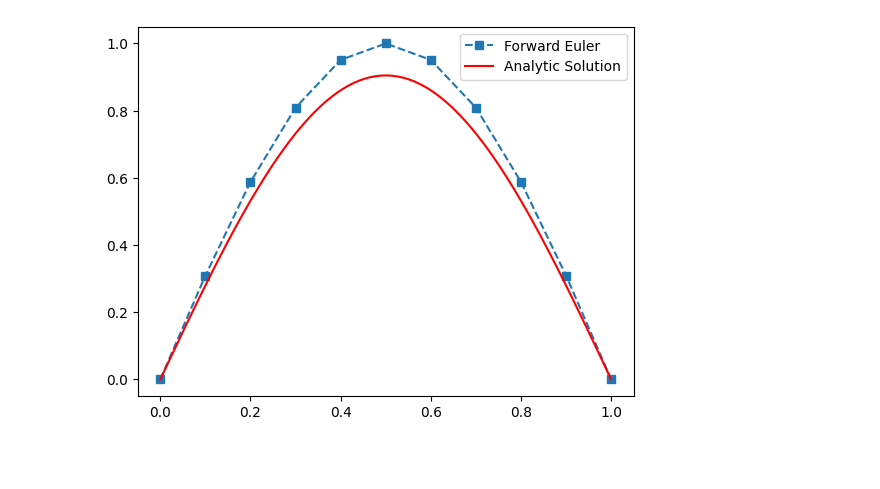
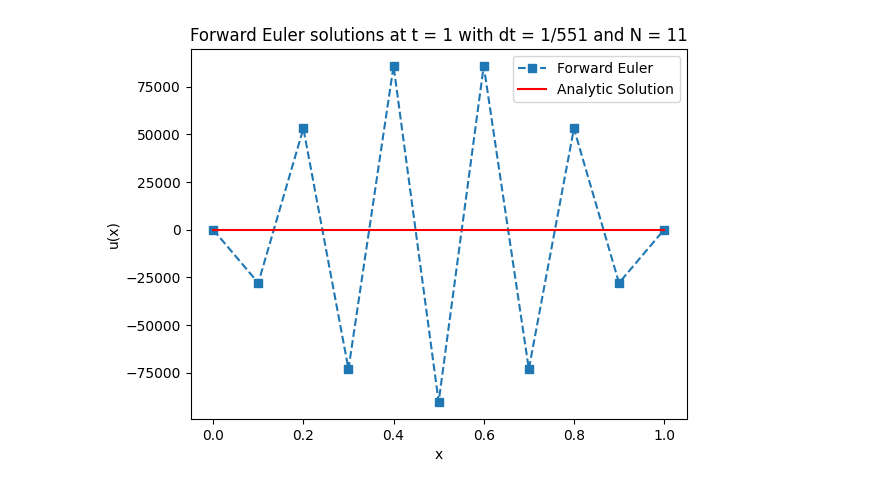
Before and after one commit to williamzhang0306/HeatEquationFEM, a Jupyter notebook: demo.ipynb, the cells around one changed output. Cells and saved outputs as stored; diff of their text form; code cells hidden in the pictures; blank space fills up the shorter version.

```diff
--- a/demo.ipynb
+++ b/demo.ipynb
@@ -6,21 +9,25 @@ import matplotlib.pyplot as plt
 # %%
-mesh = BilinearUniformMesh(n_nodes = 11)
-u0 = np.sin(np.pi * mesh.get_node_locations()) # initial conditions at each node
+N = 11
+mesh = BilinearUniformMesh(N)
+u0 = np.sin( np.pi * mesh.get_node_locations())
 u_left = 0
 u_right = 0
-f = lambda x,t: (np.pi**2 - 1)*np.exp(-t)*np.sin(np.pi * x)
-delta_t = 1/1000
-t_final = 0.1
-method = 'backward_euler'
 
-t, U = solve_heat_equation(mesh, u0, u_left, u_right, f, delta_t, t_final, method)
-u_f = U[0,:] # finial solution is the last row of the solutions matrix U.
+f = lambda x,t: (np.pi**2 - 1) * np.exp(-t) * np.sin(np.pi * x)
+n_steps = 551
+tf = 1
+
+t, U = solve_heat_equation(mesh, u0, u_left, u_right, f, n_steps, tf, 'forward_euler')
+u_f = U[-1,:] # finial solution is the last row of the solutions matrix U.
 
 plt.plot(mesh.get_node_locations(), u_f, '--s', label = 'Forward Euler')
 x = np.linspace(0,1,1000)
-plt.plot(x,np.exp(-t_final)*np.sin(np.pi*x), color = 'r', label = 'Analytic Solution')
+plt.plot(x,np.exp(-tf)*np.sin(np.pi*x), color = 'r', label = 'Analytic Solution')
 
+plt.xlabel('x')
+plt.ylabel('u(x)')
+plt.title('Forward Euler solutions at t = 1 with dt = 1/551 and N = 11')
 plt.legend()
 plt.show()
 # %% [output]
-[figure, old version]
+[figure, new version]
```
Also changed, not shown: parts of 12 cells of this notebook, 2 other files.
